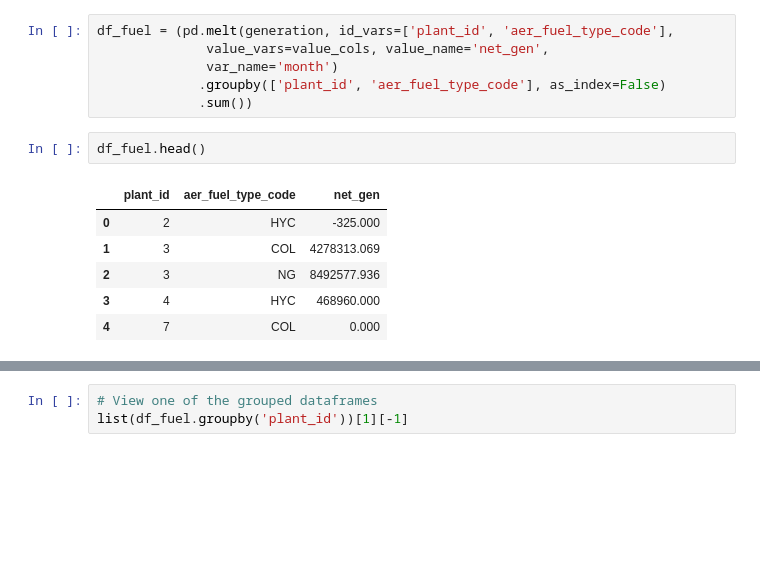
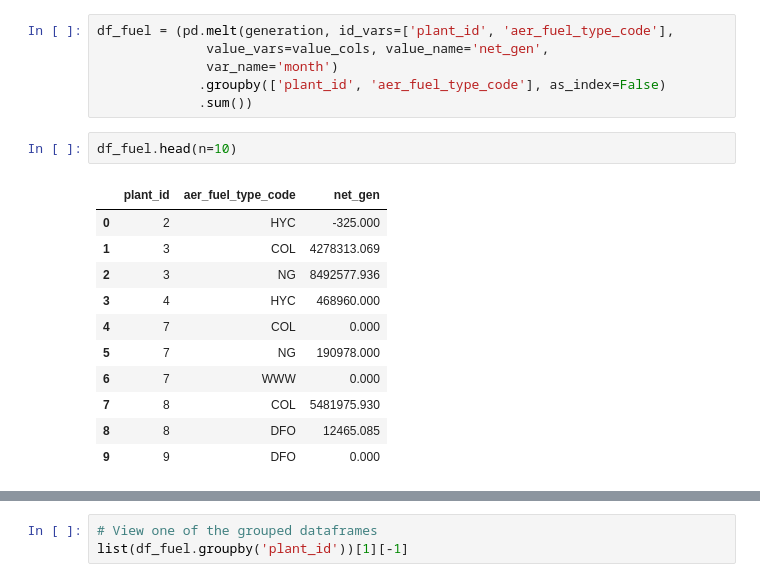
Before and after one commit to gschivley/python-data-analysis-class, a Jupyter notebook: notebooks/Pandas/2 - Explore file imports.ipynb, the cells around one changed output, grey strips where cells are left out. Saved outputs shown, nothing was run; the diff lists cells and outputs as text; blank space fills up the shorter version.

```diff
--- a/notebooks/Pandas/2 - Explore file imports.ipynb
+++ b/notebooks/Pandas/2 - Explore file imports.ipynb
@@ -388,11 +430,16 @@ df_fuel = (pd.melt(generation, id_vars=['plant_id', 'aer_fuel_type_code'],
              .groupby(['plant_id', 'aer_fuel_type_code'], as_index=False)
              .sum())
 # %%
-df_fuel.head()
+df_fuel.head(n=10)
 # %% [output]
 |  | plant_id | aer_fuel_type_code | net_gen |
 | 0 | 2 | HYC | -325.000 |
 | 1 | 3 | COL | 4278313.069 |
 | 2 | 3 | NG | 8492577.936 |
 | 3 | 4 | HYC | 468960.000 |
 | 4 | 7 | COL | 0.000 |
+| 5 | 7 | NG | 190978.000 |
+| 6 | 7 | WWW | 0.000 |
+| 7 | 8 | COL | 5481975.930 |
+| 8 | 8 | DFO | 12465.085 |
+| 9 | 9 | DFO | 0.000 |
```
Also changed, not shown: parts of 16 cells of this notebook, 1 other file.
